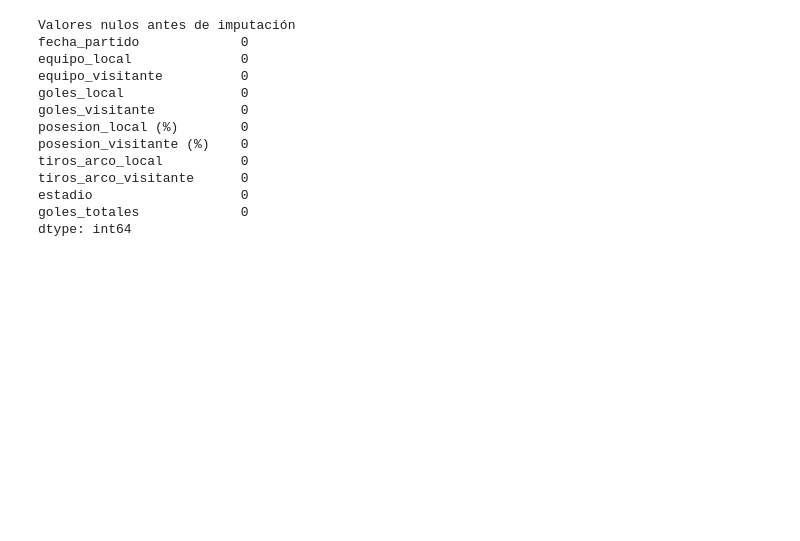
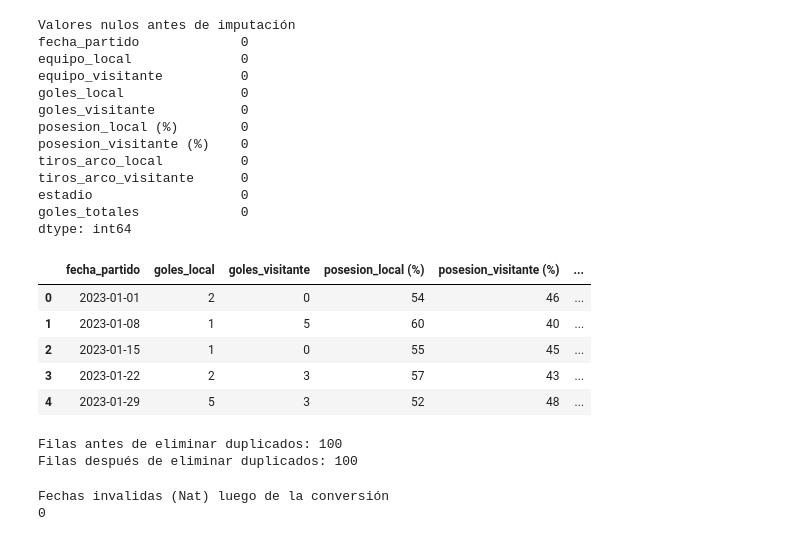
Before and after one commit to andresfelipebarragannino6-ai/Machine-Learning, a Jupyter notebook: Untitled13.ipynb, the cells around one changed output. Saved outputs shown, nothing was run; the diff lists cells and outputs as text; code cells hidden in the pictures; blank space fills up the shorter version.

```diff
--- a/Untitled13.ipynb
+++ b/Untitled13.ipynb
@@ -54,3 +54,32 @@ tiros_arco_visitante      0
 estadio                   0
 goles_totales             0
 dtype: int64
+# %%
+# One-Hot Enconig para equipos
+datos_preparados = pd.get_dummies(datos_club, columns=['equipo_local', 'equipo_visitante']) # La función get_dummies convierte los equipos en columnas binarias
+datos_preparados.head()
+# %% [output]
+|  | fecha_partido | goles_local | goles_visitante | posesion_local (%) | posesion_visitante (%) | ... |
+| 0 | 2023-01-01 | 2 | 0 | 54 | 46 | ... |
+| 1 | 2023-01-08 | 1 | 5 | 60 | 40 | ... |
+| 2 | 2023-01-15 | 1 | 0 | 55 | 45 | ... |
+| 3 | 2023-01-22 | 2 | 3 | 57 | 43 | ... |
+| 4 | 2023-01-29 | 5 | 3 | 52 | 48 | ... |
+# %%
+# Eliminar filas duplicadas
+datos_preparados.drop_duplicates(inplace=True)
+
+print(f'Filas antes de eliminar duplicados:',len(datos_preparados))
+datos_preparados.drop_duplicates(inplace=True)
+print(f'Filas después de eliminar duplicados:',len(datos_preparados))
+# %% [output]
+Filas antes de eliminar duplicados: 100
+Filas después de eliminar duplicados: 100
+# %%
+# Manejar Fechas
+datos_preparados['fecha_partido'] = pd.to_datetime(datos_preparados['fecha_partido'],errors='coerce')
+print("Fechas invalidas (Nat) luego de la conversión")
+print(datos_preparados['fecha_partido'].isnull().sum())
+# %% [output]
+Fechas invalidas (Nat) luego de la conversión
+0
```
Also changed, not shown: parts of 3 cells of this notebook.
